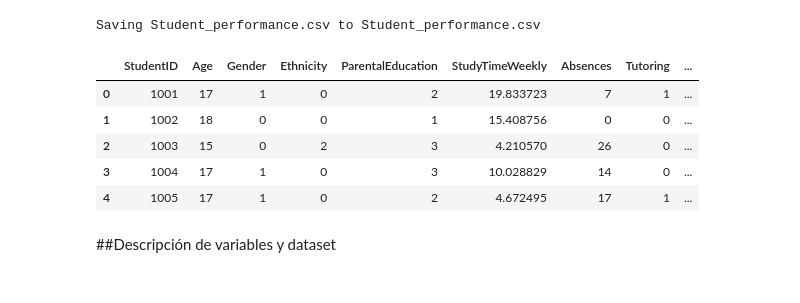
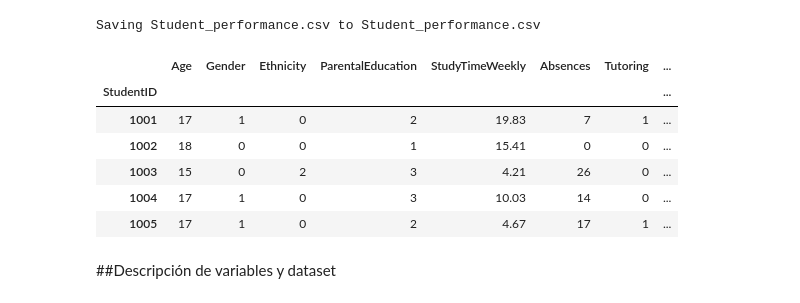
Before and after one commit to APaulalvarez/Coder---Data-Science-II, a Jupyter notebook: Proyecto_ParteIII_Alvarez.ipynb, the cells around one changed output. Cells and saved outputs as stored; diff of their text form; code cells hidden in the pictures.

```diff
--- a/Proyecto_ParteIII_Alvarez.ipynb
+++ b/Proyecto_ParteIII_Alvarez.ipynb
@@ -66,15 +68,16 @@ dataset = files.upload()
 [interactive output not drawn]
 Saving Student_performance.csv to Student_performance.csv
 # %%
-df = pd.read_csv(io.BytesIO(dataset["Student_performance.csv"]))
+df = pd.read_csv(io.BytesIO(dataset["Student_performance.csv"]),index_col=[0] )
 df.head()
 # %% [output]
-|  | StudentID | Age | Gender | Ethnicity | ParentalEducation | StudyTimeWeekly | Absences | Tutoring | ... |
-| 0 | 1001 | 17 | 1 | 0 | 2 | 19.833723 | 7 | 1 | ... |
-| 1 | 1002 | 18 | 0 | 0 | 1 | 15.408756 | 0 | 0 | ... |
-| 2 | 1003 | 15 | 0 | 2 | 3 | 4.210570 | 26 | 0 | ... |
-| 3 | 1004 | 17 | 1 | 0 | 3 | 10.028829 | 14 | 0 | ... |
-| 4 | 1005 | 17 | 1 | 0 | 2 | 4.672495 | 17 | 1 | ... |
+|  | Age | Gender | Ethnicity | ParentalEducation | StudyTimeWeekly | Absences | Tutoring | ... |
+| StudentID |  |  |  |  |  |  |  | ... |
+| 1001 | 17 | 1 | 0 | 2 | 19.83 | 7 | 1 | ... |
+| 1002 | 18 | 0 | 0 | 1 | 15.41 | 0 | 0 | ... |
+| 1003 | 15 | 0 | 2 | 3 | 4.21 | 26 | 0 | ... |
+| 1004 | 17 | 1 | 0 | 3 | 10.03 | 14 | 0 | ... |
+| 1005 | 17 | 1 | 0 | 2 | 4.67 | 17 | 1 | ... |
 # %% [markdown]
 ##Descripción de variables y dataset
 # %% [markdown]
```
Also changed, not shown: parts of 118 cells of this notebook.
